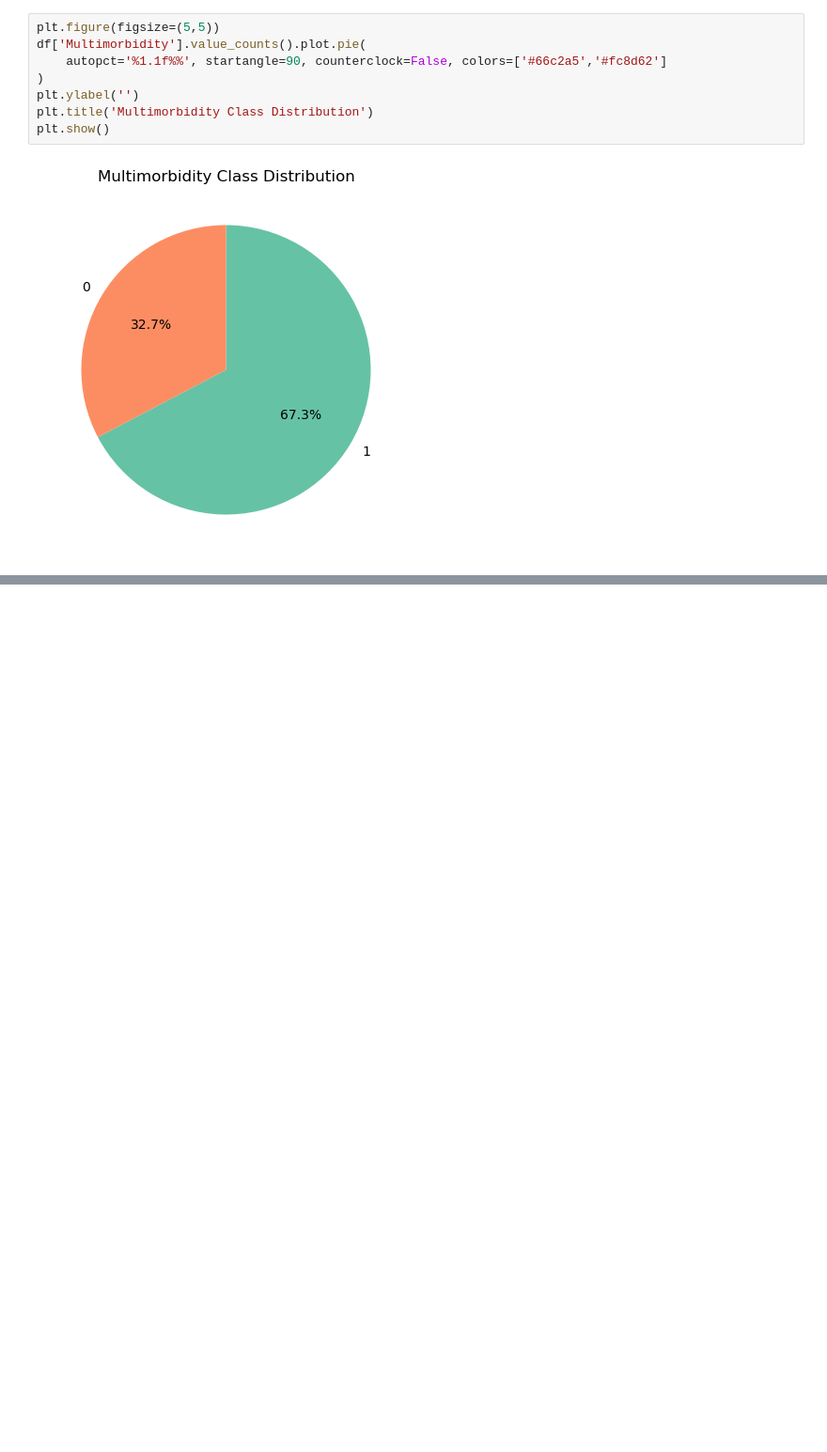
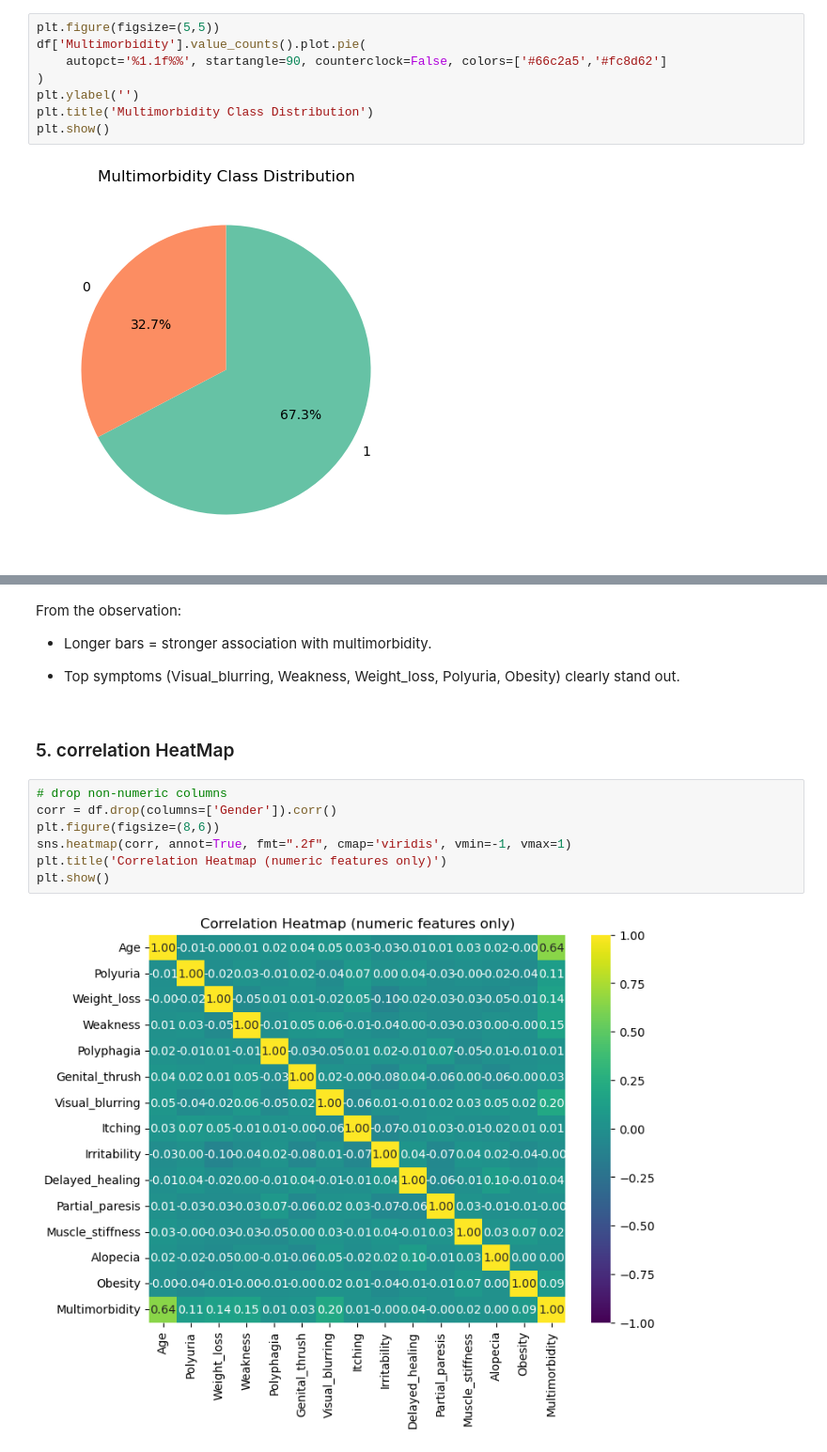
Before and after one commit to Pamela-Chebii/Multimorbidity_Prediction, a Jupyter notebook: Multimobidity.ipynb, the cells around one changed output, grey strips where cells are left out. Shown: that part at 94% size. Cells and saved outputs as stored; diff of their text form; blank space fills up the shorter version.

```diff
--- a/Multimobidity.ipynb
+++ b/Multimobidity.ipynb
@@ -88,0 +186,17 @@ From the two plots, the dataset is imbalanced:
+# %% [markdown]
+From the observation:
+
+- Longer bars = stronger association with multimorbidity.
+
+- Top symptoms (Visual_blurring, Weakness, Weight_loss, Polyuria, Obesity) clearly stand out.
+# %% [markdown]
+### 5. correlation HeatMap
+# %%
+# drop non-numeric columns
+corr = df.drop(columns=['Gender']).corr()
+plt.figure(figsize=(8,6))
+sns.heatmap(corr, annot=True, fmt=".2f", cmap='viridis', vmin=-1, vmax=1)
+plt.title('Correlation Heatmap (numeric features only)')
+plt.show()
+# %% [output]
+[figure, added]
```
Also changed, not shown: parts of 19 cells of this notebook, 1 other file.
